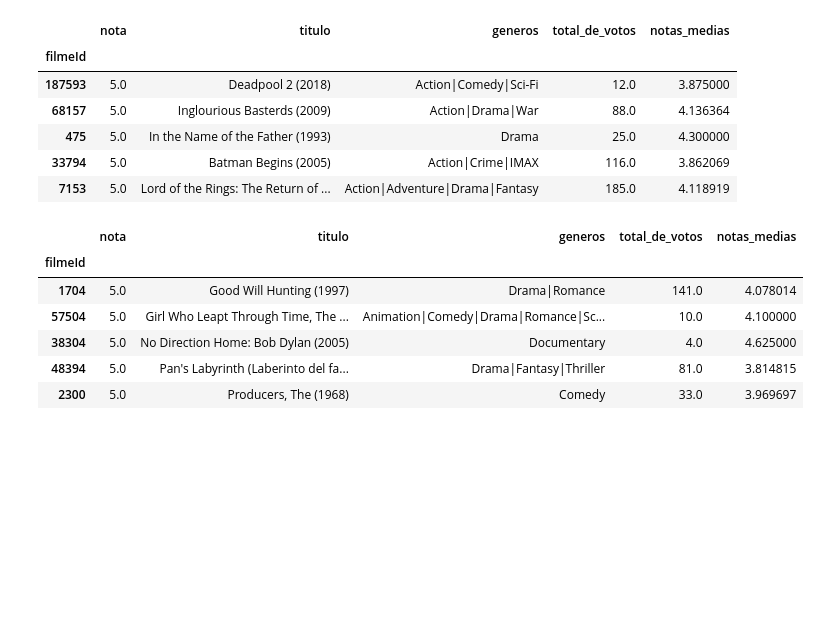
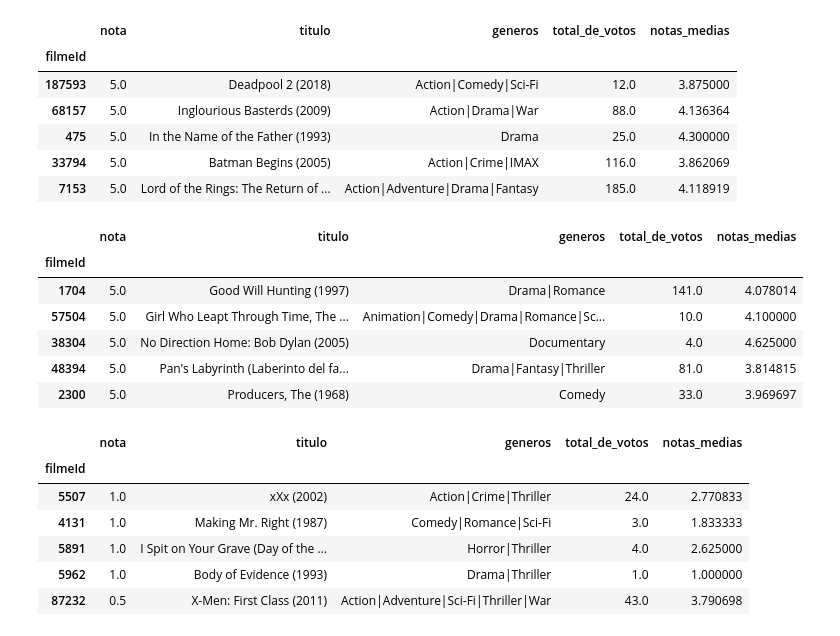
Before and after one commit to EduardoMoraesRitter/introducao-a-sistemas-de-recomendacao-com-python, a Jupyter notebook: KNN_Gerando_recomendações_baseado_em_um_usuário.ipynb, the cells around one changed output. Saved outputs shown, nothing was run; the diff lists cells and outputs as text; code cells hidden in the pictures; blank space fills up the shorter version.

```diff
--- a/KNN_Gerando_recomendações_baseado_em_um_usuário.ipynb
+++ b/KNN_Gerando_recomendações_baseado_em_um_usuário.ipynb
@@ -192,3 +192,13 @@ knn(1).head()
 | 38304 | 5.0 | No Direction Home: Bob Dylan (2005) | Documentary | 4.0 | 4.625000 |
 | 48394 | 5.0 | Pan's Labyrinth (Laberinto del fa... | Drama|Fantasy|Thriller | 81.0 | 3.814815 |
 | 2300 | 5.0 | Producers, The (1968) | Comedy | 33.0 | 3.969697 |
+# %%
+knn(1).tail()
+# %% [output]
+|  | nota | titulo | generos | total_de_votos | notas_medias |
+| filmeId |  |  |  |  |  |
+| 5507 | 1.0 | xXx (2002) | Action|Crime|Thriller | 24.0 | 2.770833 |
+| 4131 | 1.0 | Making Mr. Right (1987) | Comedy|Romance|Sci-Fi | 3.0 | 1.833333 |
+| 5891 | 1.0 | I Spit on Your Grave (Day of the ... | Horror|Thriller | 4.0 | 2.625000 |
+| 5962 | 1.0 | Body of Evidence (1993) | Drama|Thriller | 1.0 | 1.000000 |
+| 87232 | 0.5 | X-Men: First Class (2011) | Action|Adventure|Sci-Fi|Thriller|War | 43.0 | 3.790698 |
```
Also changed, not shown: parts of 7 cells of this notebook.
